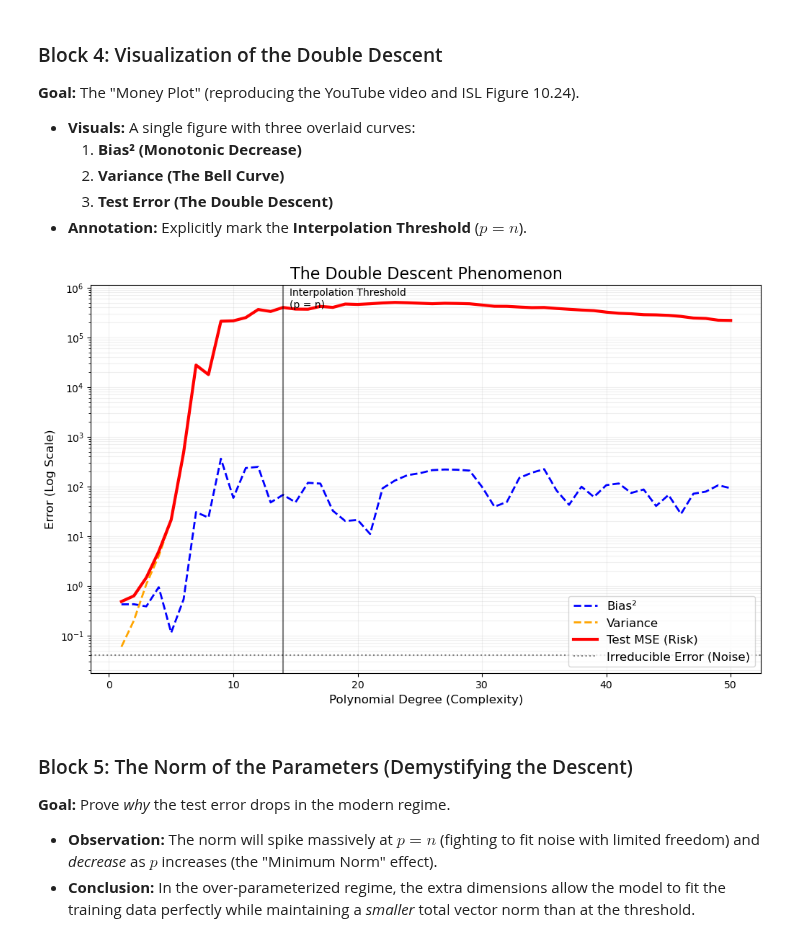
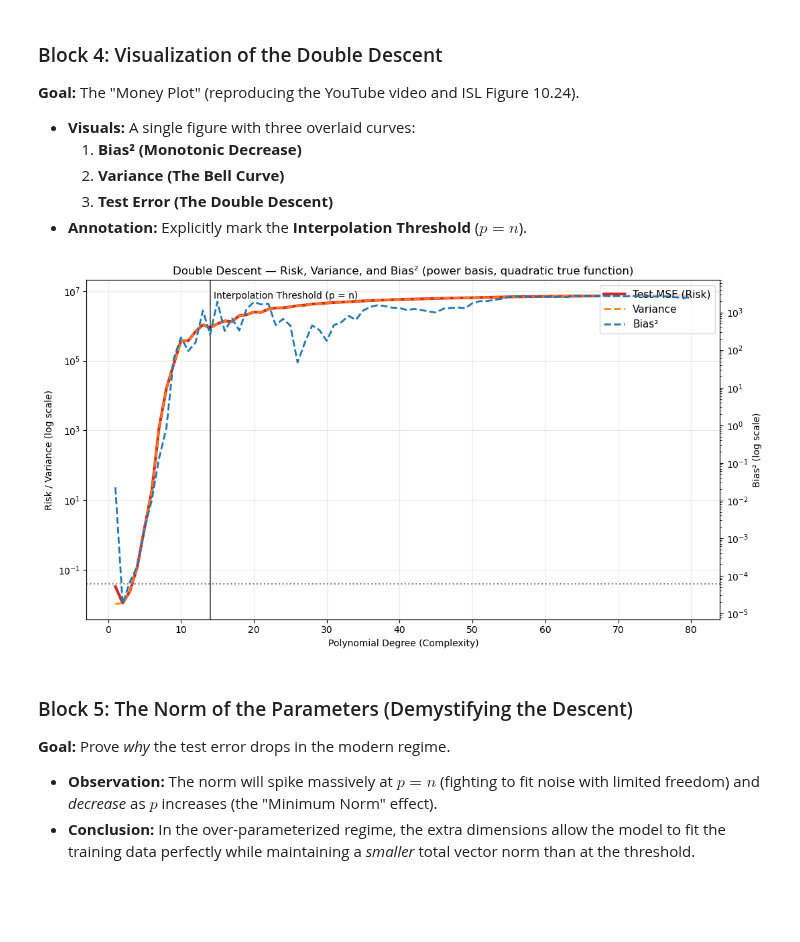
Before and after one commit to 3ff3x0r/PNL-2025, a Jupyter notebook: double_descent_part5.ipynb, the cells around one changed output. Cells and saved outputs as stored; diff of their text form; code cells hidden in the pictures; blank space fills up the shorter version.

```diff
--- a/double_descent_part5.ipynb
+++ b/double_descent_part5.ipynb
@@ -206,34 +194,67 @@ Experiment Complete.
     3.  **Test Error (The Double Descent)**
 * **Annotation:** Explicitly mark the **Interpolation Threshold** ($p=n$).
 # %%
-plt.figure(figsize=(12, 7))
+# ===== Block 4: Risk + Variance (left) and Bias² (right), both log scales =====
+import numpy as np
+import matplotlib.pyplot as plt
 
-# Plot Components
-plt.plot(degrees, bias_squared_history, label='Bias²', color='blue', linewidth=2, linestyle='--')
-plt.plot(degrees, variance_history, label='Variance', color='orange', linewidth=2, linestyle='--')
-plt.plot(degrees, mse_history, label='Test MSE (Risk)', color='red', linewidth=3)
+# Rebuild degree axis if not defined
+if 'degrees' not in globals():
+    degrees = range(1, len(mse_history) + 1)
 
-# Add Irreducible Error Line
-plt.axhline(y=sigma_noise**2, color='gray', linestyle=':', label='Irreducible Error (Noise)')
+degrees_np = np.array(list(degrees))
+mse_np  = np.asarray(mse_history, dtype=float)
+var_np  = np.asarray(variance_history, dtype=float)
+bias_np = np.asarray(bias_squared_history, dtype=float)
 
-# Mark Interpolation Threshold
-# Threshold is when number of parameters (d+1) equals number of samples (N)
-# d+1 = N => d = N-1
+def _clean(a):
+    a = np.asarray(a, dtype=float)
+    if not np.any(np.isfinite(a)):
+        return np.ones_like(a)
+    a = np.nan_to_num(a, nan=0.0, posinf=np.nanmax(a[np.isfinite(a)]))
+    # avoid zeros on log axes
+    a[a <= 0] = 1e-12
+    return a
+
+mse_np  = _clean(mse_np)
+var_np  = _clean(var_np)
+bias_np = _clean(bias_np)
+
 threshold_degree = N_samples - 1
-plt.axvline(x=threshold_degree, color='black', linestyle='-', alpha=0.5)
-plt.text(threshold_degree + 0.5, max(mse_history)*0.8, 'Interpolation Threshold\n(p = n)', fontsize=10)
 
-# Styling
-plt.yscale('log') # Log scale often makes the double descent clearer
-plt.xlabel('Polynomial Degree (Complexity)', fontsize=12)
-plt.ylabel('Error (Log Scale)', fontsize=12)
-plt.title('The Double Descent Phenomenon', fontsize=16)
-plt.legend(fontsize=12)
-plt.grid(True, which="both", ls="-", alpha=0.2)
+fig, ax1 = plt.subplots(figsize=(11, 6))
 
+# --- Left axis (log): Risk + Variance ---
+l_mse, = ax1.plot(degrees_np, mse_np,  label='Test MSE (Risk)', linewidth=3, color='tab:red')
+l_var, = ax1.plot(degrees_np, var_np,  label='Variance',        linewidth=2, linestyle='--', color='tab:orange')
+ax1.axhline(y=sigma_noise**2, linestyle=':', color='gray', label='Noise floor σ²')
+ax1.axvline(x=threshold_degree, color='black', linestyle='-', alpha=0.6)
+
+ax1.set_yscale('log')
+ax1.set_xlabel('Polynomial Degree (Complexity)')
+ax1.set_ylabel('Risk / Variance (log scale)')
+ax1.grid(True, which='both', ls='-', alpha=0.25)
+
+# --- Right axis (log): Bias² with its own scale (so it’s visible) ---
+ax2 = ax1.twinx()
+l_bias, = ax2.plot(degrees_np, bias_np, label='Bias²', linewidth=2, linestyle='--', color='tab:blue')
+ax2.set_yscale('log')
+ax2.set_ylabel('Bias² (log scale)')
+
+# Optional: place the threshold label once
+ax1.text(threshold_degree + 0.5, float(np.nanmax(mse_np))*0.8,
+         'Interpolation Threshold (p = n)', fontsize=10)
+
+# --- Combined legend (from both axes) ---
+handles = [l_mse, l_var, l_bias]
+labels  = [h.get_label() for h in handles]
+ax1.legend(handles, labels, fontsize=11, loc='upper right')
+
+plt.title(f'Double Descent — Risk, Variance, and Bias² ({BASIS} basis, {FUNCTION} true function)')
+plt.tight_layout()
 plt.show()
 # %% [output]
-[figure, old version]
+[figure, new version]
 # %% [markdown]
 ### Block 5: The Norm of the Parameters (Demystifying the Descent)
 **Goal:** Prove *why* the test error drops in the modern regime.
```
Also changed, not shown: parts of 8 cells of this notebook.
